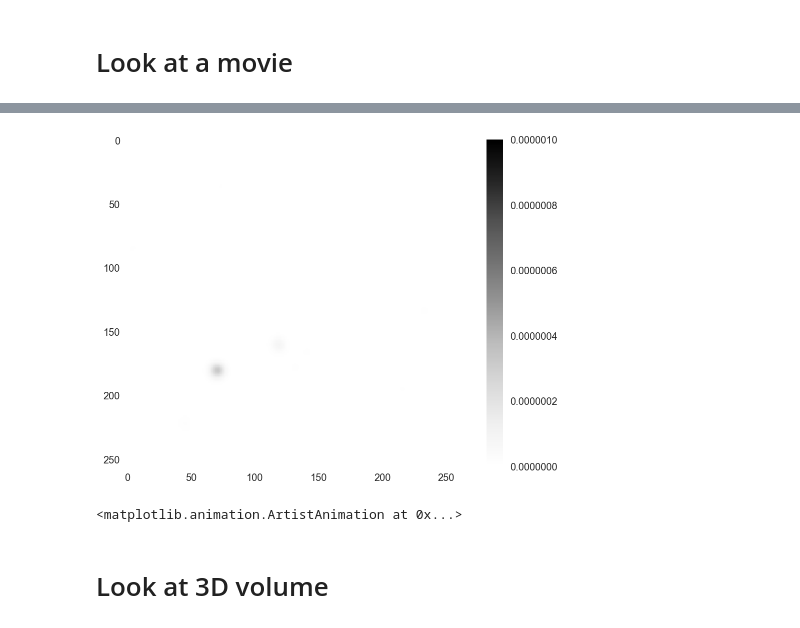
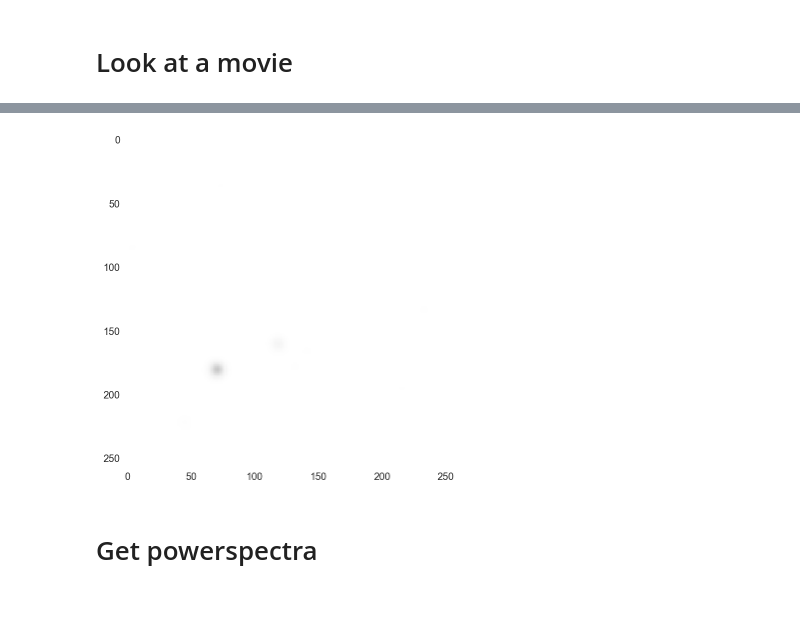
Before and after one commit to DanielLenz/hi_im_simulations, a Jupyter notebook: notebooks/explore_cube.ipynb, the cells around one changed output, grey strips where cells are left out. Drawn from its saved outputs; the diff is of its cells as text; code cells hidden in the pictures.

```diff
--- a/notebooks/explore_cube.ipynb
+++ b/notebooks/explore_cube.ipynb
@@ -73,15 +73,15 @@ plt.ylabel('Mean intensity [K]');
 # %%
 fig, ax = plt.subplots(figsize=(12, 6))
 
 ims = []
 for i in range(cube.shape[0]):
     im = plt.imshow(cube[i], vmin=0., vmax=1.e-6, animated=True)
     ims.append([im])
 
-cbar = plt.colorbar(im, ax=ax)
+# cbar = plt.colorbar(im, ax=ax)
 anim = animation.ArtistAnimation(fig, ims, interval=200, blit=True, repeat_delay=1000)
 HTML(anim.to_html5_video())
 # %% [output]
 [interactive output not drawn]
-[figure, old version]
+[figure, new version]
 # %%
@@ -90,6 +90,0 @@ rc('animation', html='html5')
-# %%
-anim
-# %% [output]
-<matplotlib.animation.ArtistAnimation at 0x...>
-# %% [markdown]
-# Look at 3D volume
@@ -97,0 +91,2 @@ ipyvolume.quickvolshow(cube)#, level=[0.25, 0.75], opacity=0.03, level_width=0.1
+# %% [markdown]
+# Get powerspectra
```
Also changed, not shown: parts of 4 cells of this notebook, 1 other file.
